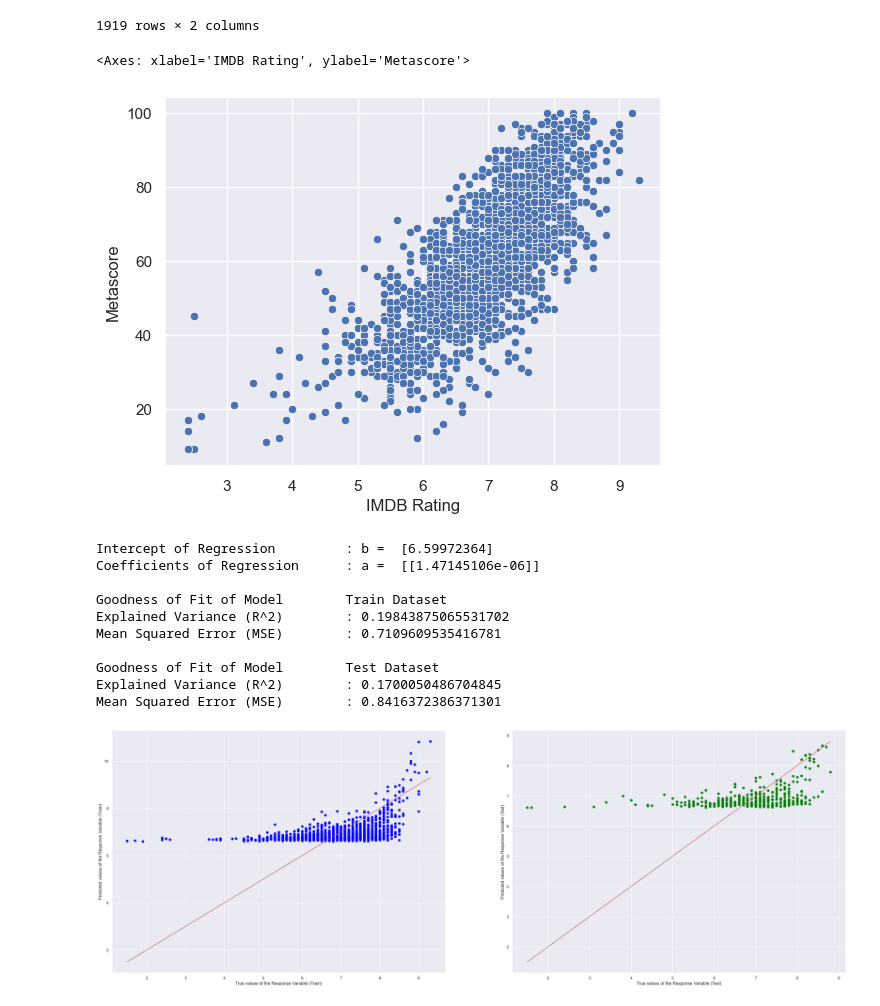
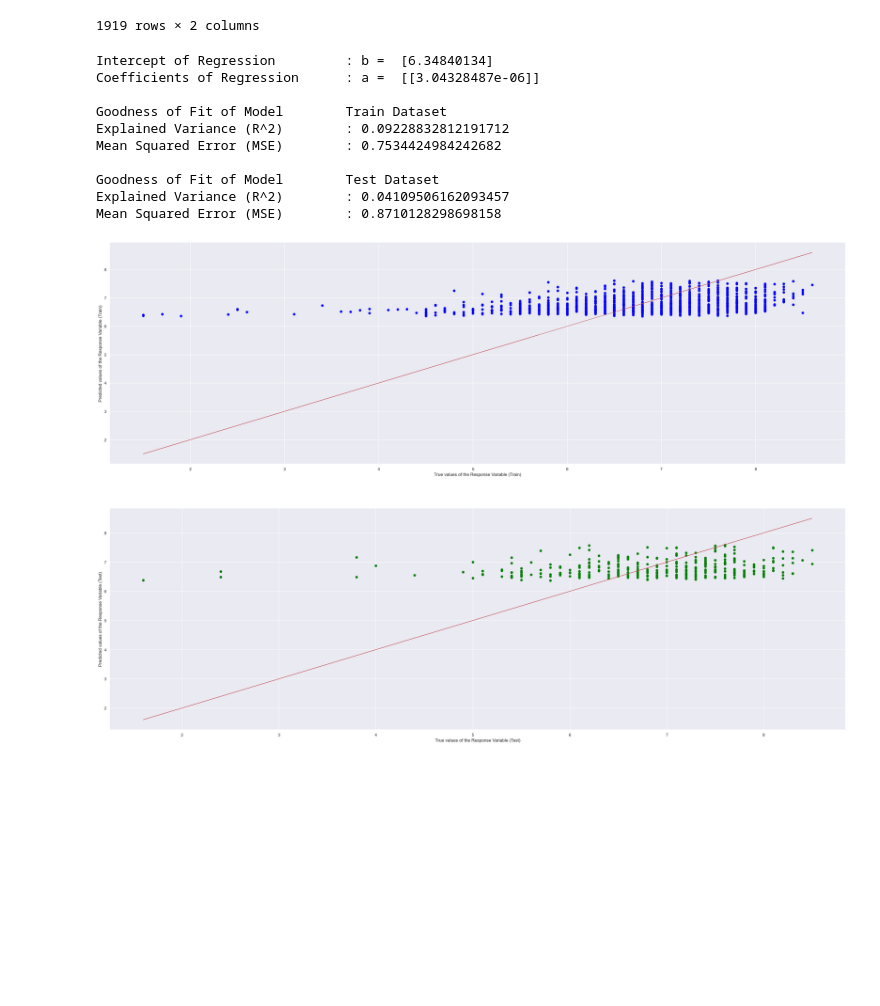
Before and after one commit to Yeesbae/SC1015_MiniProject, a Jupyter notebook: Project_imdb.ipynb, the cells around one changed output. Saved outputs shown, nothing was run; the diff lists cells and outputs as text; code cells hidden in the pictures; blank space fills up the shorter version.

```diff
--- a/Project_imdb.ipynb
+++ b/Project_imdb.ipynb
@@ -143,9 +155,6 @@ plt.show()
 # %%
-df['Release Year Numeric'] = pd.to_numeric(df['Release Year'], errors='coerce')
-
 # Dropping NaN values in 'Release Year Numeric' for plotting
-release_year_plot_data = df.dropna(subset=['Release Year Numeric'])
-sb.histplot(release_year_plot_data['Release Year Numeric'], bins=30, color='green')
+sb.histplot(df['Release Year'], bins=30, color='green')
 plt.title('Distribution of Release Years')
 # %% [output]
 Text(0.5, 1.0, 'Distribution of Release Years')
@@ -185,0 +205,15 @@ plt.show()
+# %%
+def find_outliers_IQR(df):
+
+   q1=df.quantile(0.25)
+
+   q3=df.quantile(0.75)
+
+   IQR=q3-q1
+
+   outliers = df[((df<(q1-1.5*IQR)) | (df>(q3+1.5*IQR)))]
+
+   return outliers
+
+# Drop outliers
+outliers = find_outliers_IQR(datavoteDF)
@@ -185,0 +236,3 @@ plt.show()
+# %%
+outliers=outliers.dropna(axis=0)
+print("There are "+str(len(outliers))+" outliers in Votes")
@@ -185,0 +241,2 @@ plt.show()
+# %%
+voteDF=datavoteDF.drop(outliers.index)
@@ -336,22 +421,18 @@ merged
 | 1998 | 6.4 | 63.0 |
 | 1999 | 6.0 | 53.0 |
 1919 rows × 2 columns
-# %%
-sb.scatterplot(data=merged, x='IMDB Rating', y='Metascore')
-# %% [output]
-<Axes: xlabel='IMDB Rating', ylabel='Metascore'>
-[figure, removed]
 # %%
 from sklearn.linear_model import LinearRegression
 from sklearn.model_selection import train_test_split
 from sklearn.metrics import mean_squared_error
 
-merged = pd.DataFrame(data[['IMDB Rating', 'Votes']])
-merged = merged.dropna(axis=0)
-imdb_rating = pd.DataFrame(merged['IMDB Rating'])
-votes = pd.DataFrame(merged['Votes'])
 
-X_train, X_test, y_train, y_test = train_test_split(votes, imdb_rating, test_size = 0.2)
+mergedDF = pd.concat((df['IMDB Rating'],voteDF), ignore_index=False, axis=1)
+mergedDF = mergedDF.dropna(axis=0)
+imdb_ratingDF = pd.DataFrame(mergedDF['IMDB Rating'])
+votesDF = pd.DataFrame(mergedDF['Votes'])
+
+X_train, X_test, y_train, y_test = train_test_split(votesDF, imdb_ratingDF, test_size = 0.2)
 
 linreg = LinearRegression()         # create the linear regression object
 linreg.fit(X_train, y_train)        # train the linear regression model
@@ -365,38 +446,38 @@ print()
 y_train_pred = linreg.predict(X_train)
 y_test_pred = linreg.predict(X_test)
 
 # Check the Goodness of Fit (on Train Data)
 print("Goodness of Fit of Model \tTrain Dataset")
 print("Explained Variance (R^2) \t:", linreg.score(X_train, y_train))
 print("Mean Squared Error (MSE) \t:", mean_squared_error(y_train, y_train_pred))
 print()
 
 # Check the Goodness of Fit (on Test Data)
 print("Goodness of Fit of Model \tTest Dataset")
 print("Explained Variance (R^2) \t:", linreg.score(X_test, y_test))
 print("Mean Squared Error (MSE) \t:", mean_squared_error(y_test, y_test_pred))
 print()
 
 # Plot the Predictions vs the True values
-f, axes = plt.subplots(1, 2, figsize=(36, 12))
+f, axes = plt.subplots(2, 1, figsize=(36, 24))
 axes[0].scatter(y_train, y_train_pred, color = "blue")
 axes[0].plot(y_train, y_train, 'r-', linewidth = 1)
 axes[0].set_xlabel("True values of the Response Variable (Train)")
 axes[0].set_ylabel("Predicted values of the Response Variable (Train)")
 axes[1].scatter(y_test, y_test_pred, color = "green")
 axes[1].plot(y_test, y_test, 'r-', linewidth = 1)
 axes[1].set_xlabel("True values of the Response Variable (Test)")
 axes[1].set_ylabel("Predicted values of the Response Variable (Test)")
 plt.show()
 # %% [output]
-Intercept of Regression         : b =  [6.59972364]
-Coefficients of Regression      : a =  [[1.47145106e-06]]
+Intercept of Regression         : b =  [6.34840134]
+Coefficients of Regression      : a =  [[3.04328487e-06]]
 
 Goodness of Fit of Model        Train Dataset
-Explained Variance (R^2)        : 0.19843875065531702
-Mean Squared Error (MSE)        : 0.7109609535416781
+Explained Variance (R^2)        : 0.09228832812191712
+Mean Squared Error (MSE)        : 0.7534424984242682
 
 Goodness of Fit of Model        Test Dataset
-Explained Variance (R^2)        : 0.1700050486704845
-Mean Squared Error (MSE)        : 0.8416372386371301
+Explained Variance (R^2)        : 0.04109506162093457
+Mean Squared Error (MSE)        : 0.8710128298698158
-[figure, old version]
+[figure, new version]
```
Also changed, not shown: parts of 31 cells of this notebook.
